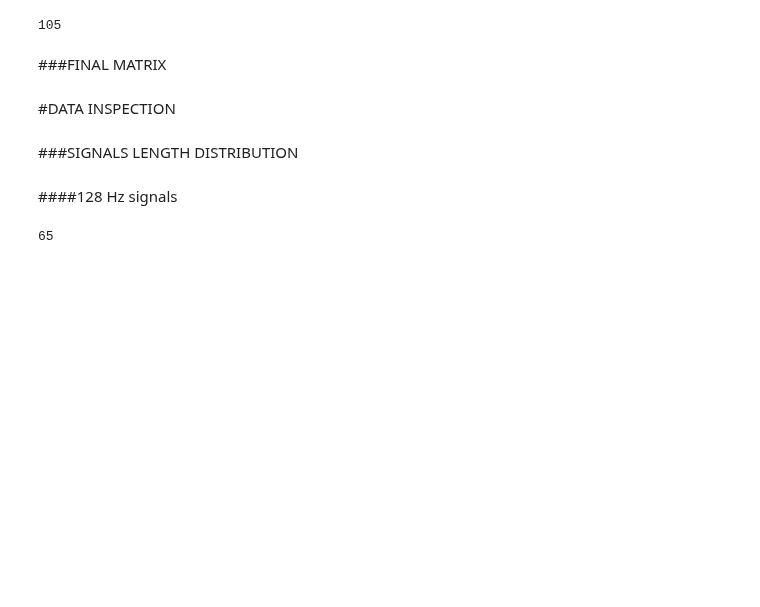
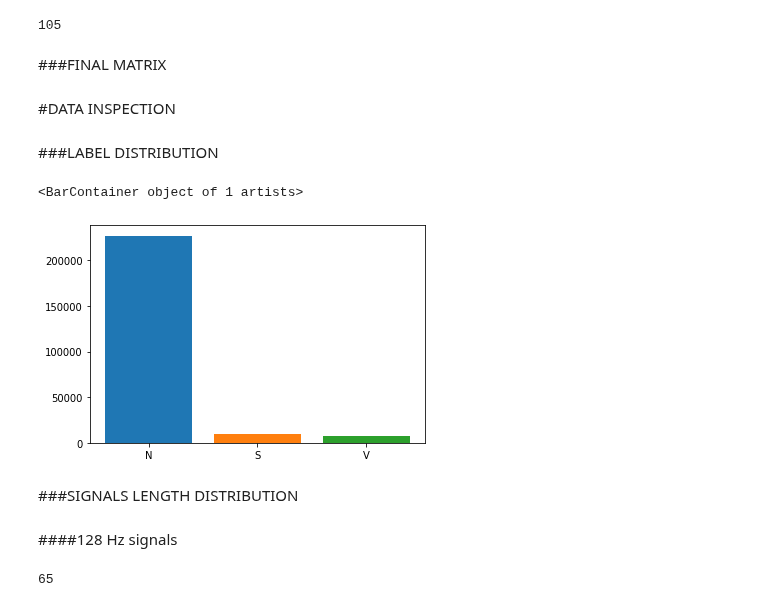
Before and after one commit to alice202122/AI_PROJECT, a Jupyter notebook: AI_Assignment.ipynb, the cells around one changed output. Cells and saved outputs as stored; diff of their text form; code cells hidden in the pictures; blank space fills up the shorter version.

Commit message:
aggiunta label distirbution

```diff
--- a/AI_Assignment.ipynb
+++ b/AI_Assignment.ipynb
@@ -114,6 +112,29 @@ for patient in range(num_files):
   data.append(row)                                                                # store row in a list
 # %% [markdown]
 #DATA INSPECTION
+# %% [markdown]
+###LABEL DISTRIBUTION
+# %%
+N = []            # list initialization
+S = []            # list initialization
+V = []            # list initialization
+anns = 2          # anns are stored in the third column of the data matrix
+
+for patient in range(num_files):      # scrolls patient by patient
+  for i in data[patient][2]:
+    if i == 'N':
+      N.append('N')                   # store N beats in a list
+    elif i == 'S':
+      S.append('S')                   # store S beats in a list
+    elif i == 'V':
+      V.append('V')                   # store V beats in a list
+
+plt.bar('N',len(N))
+plt.bar('S',len(S))
+plt.bar('V',len(V))
+# %% [output]
+<BarContainer object of 1 artists>
+[figure, added]
 # %% [markdown]
 ###SIGNALS LENGTH DISTRIBUTION
 # %%
```
Also changed, not shown: parts of 1 cell of this notebook.
